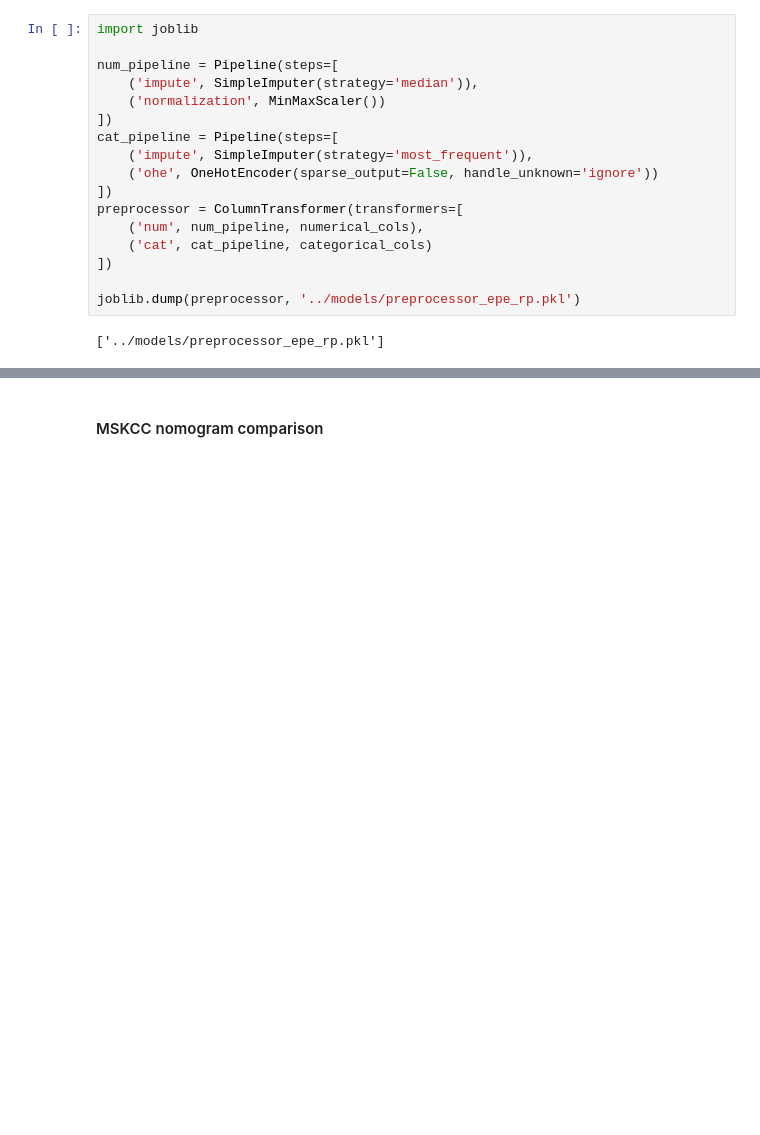
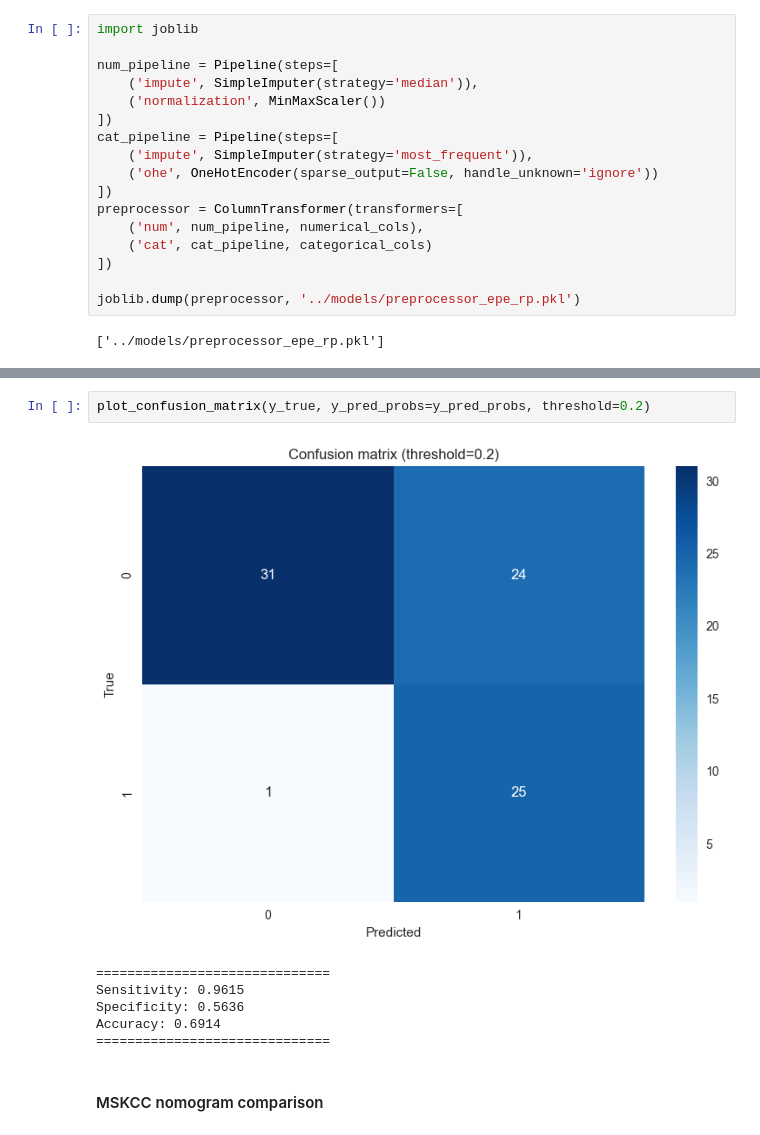
Before and after one commit to PiotrRenk/microscopic-epe-proj, a Jupyter notebook: notebooks/epe_unified.ipynb, the cells around one changed output, grey strips where cells are left out. Drawn from its saved outputs; the diff is of its cells as text; blank space fills up the shorter version.

```diff
--- a/notebooks/epe_unified.ipynb
+++ b/notebooks/epe_unified.ipynb
@@ -261,3 +284,12 @@ Accuracy: 0.4938
+# %%
+plot_confusion_matrix(y_true, y_pred_probs=y_pred_probs, threshold=0.2)
+# %% [output]
+[figure, added]
+==============================
+Sensitivity: 0.9615
+Specificity: 0.5636
+Accuracy: 0.6914
+==============================
 # %% [markdown]
 #### MSKCC nomogram comparison
 # %%
```
Also changed, not shown: parts of 33 cells of this notebook, 5 other files.
